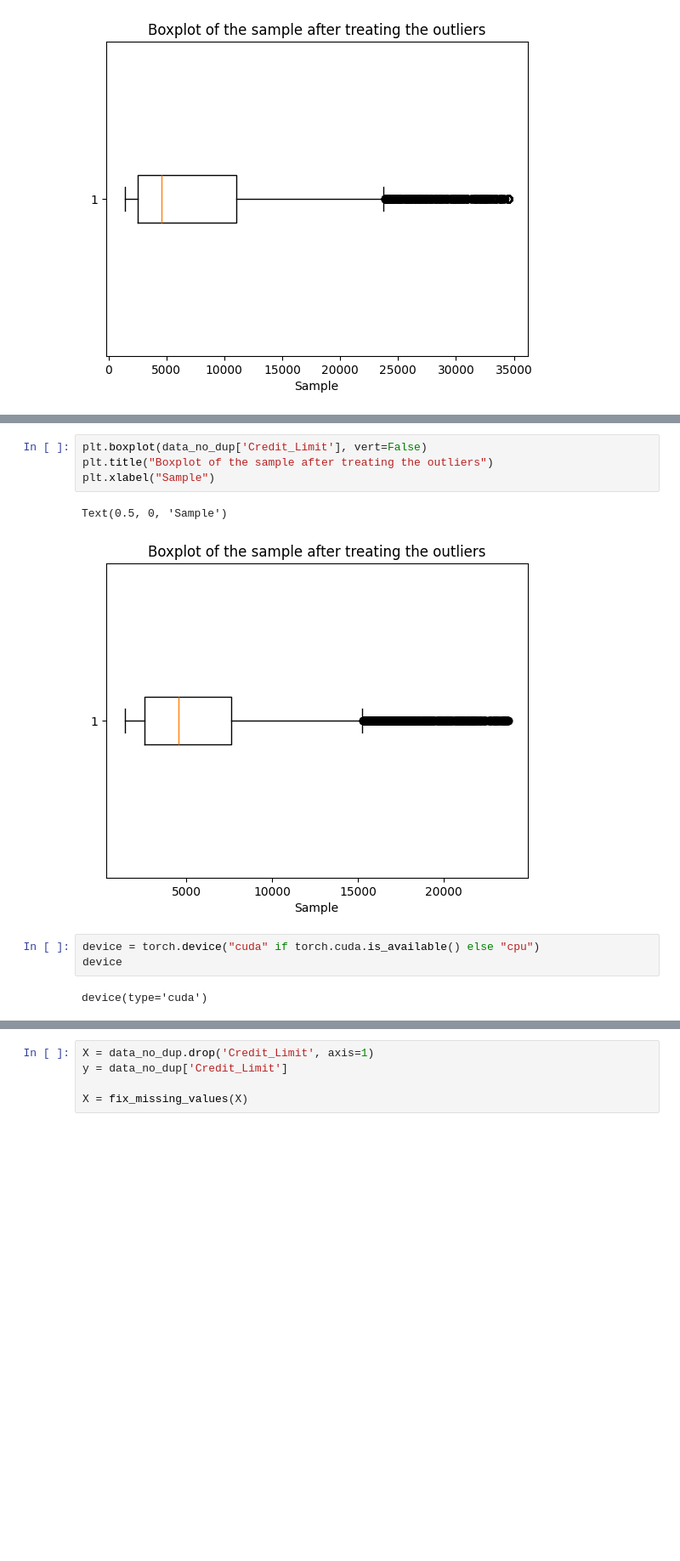
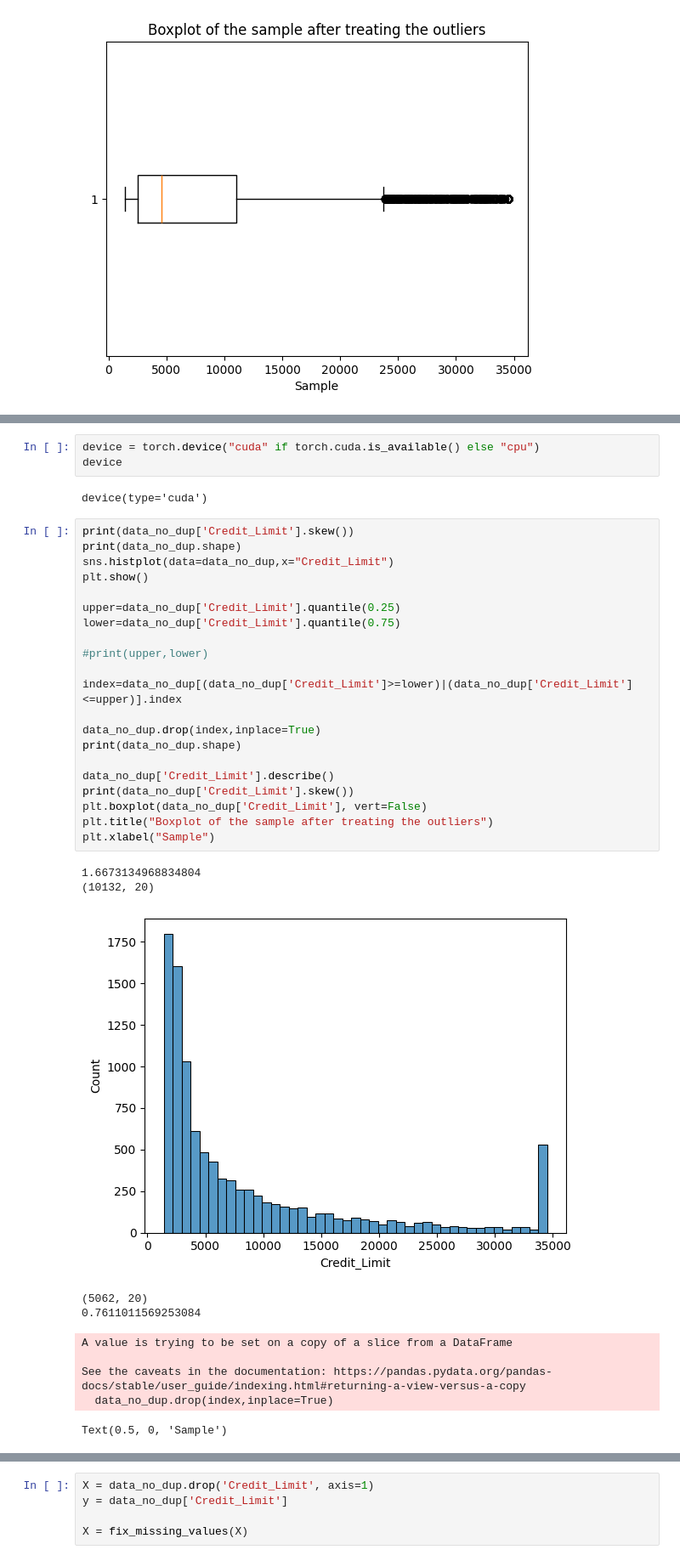
Before and after one commit to KIa-MEL/Credit-Limit-Prediction-Using-Neural-Networks, a Jupyter notebook: src/main.ipynb, the cells around one changed output, grey strips where cells are left out. Shown: that part at 85% size. Saved outputs shown, nothing was run; the diff lists cells and outputs as text; blank space fills up the shorter version.

```diff
--- a/src/main.ipynb
+++ b/src/main.ipynb
@@ -165,12 +74,37 @@ See the caveats in the documentation: https://pandas.pydata.org/pandas-docs/stab
-# %%
-plt.boxplot(data_no_dup['Credit_Limit'], vert=False)
-plt.title("Boxplot of the sample after treating the outliers")
-plt.xlabel("Sample")
-# %% [output]
-Text(0.5, 0, 'Sample')
-[figure, removed]
 # %%
 device = torch.device("cuda" if torch.cuda.is_available() else "cpu")
 device
 # %% [output]
 device(type='cuda')
+# %%
+print(data_no_dup['Credit_Limit'].skew())
+print(data_no_dup.shape)
+sns.histplot(data=data_no_dup,x="Credit_Limit")
+plt.show()
+
+upper=data_no_dup['Credit_Limit'].quantile(0.25)
+lower=data_no_dup['Credit_Limit'].quantile(0.75)
+
+#print(upper,lower)
+
+index=data_no_dup[(data_no_dup['Credit_Limit']>=lower)|(data_no_dup['Credit_Limit']<=upper)].index
+
+data_no_dup.drop(index,inplace=True)
+print(data_no_dup.shape)
+
+data_no_dup['Credit_Limit'].describe()
+print(data_no_dup['Credit_Limit'].skew())
+plt.boxplot(data_no_dup['Credit_Limit'], vert=False)
+plt.title("Boxplot of the sample after treating the outliers")
+plt.xlabel("Sample")
+# %% [output]
+1.6673134968834804
+(10132, 20)
+[figure, added]
+(5062, 20)
+0.7611011569253084
+A value is trying to be set on a copy of a slice from a DataFrame
+
+See the caveats in the documentation: https://pandas.pydata.org/pandas-docs/stable/user_guide/indexing.html#returning-a-view-versus-a-copy
+  data_no_dup.drop(index,inplace=True)
+Text(0.5, 0, 'Sample')
```
Also changed, not shown: parts of 16 cells of this notebook.
